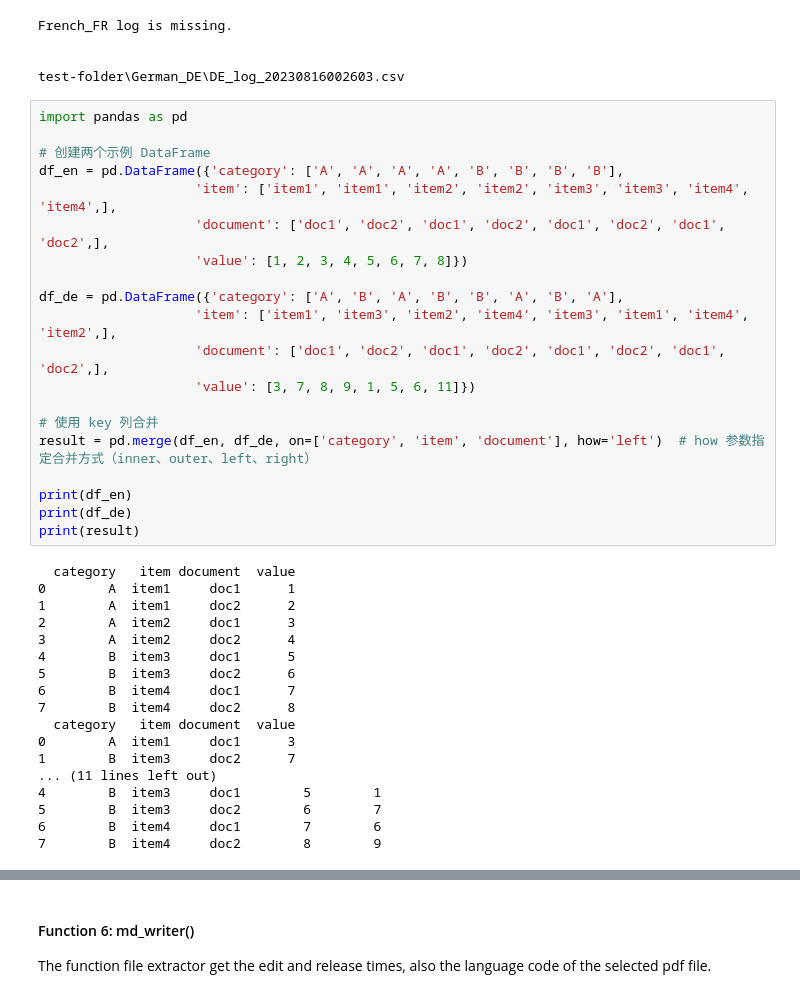
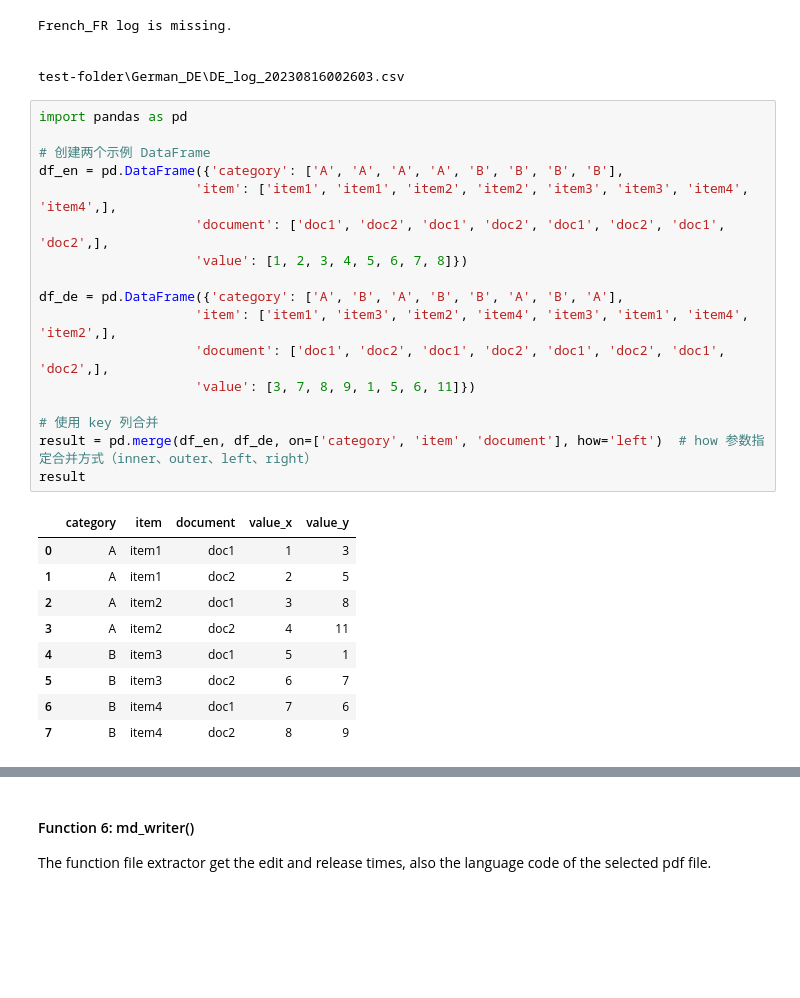
Before and after one commit to msm216/folder-master, a Jupyter notebook: demo.ipynb, the cells around one changed output, grey strips where cells are left out. Drawn from its saved outputs; the diff is of its cells as text; blank space fills up the shorter version.

Commit message:
get_dataframe()

```diff
--- a/demo.ipynb
+++ b/demo.ipynb
@@ -592,41 +592,30 @@ test-folder\German_DE\DE_log_20230816002603.csv
 # %%
 import pandas as pd
 
 # 创建两个示例 DataFrame
 df_en = pd.DataFrame({'category': ['A', 'A', 'A', 'A', 'B', 'B', 'B', 'B'],
                     'item': ['item1', 'item1', 'item2', 'item2', 'item3', 'item3', 'item4', 'item4',],
                     'document': ['doc1', 'doc2', 'doc1', 'doc2', 'doc1', 'doc2', 'doc1', 'doc2',],
                     'value': [1, 2, 3, 4, 5, 6, 7, 8]})
 
 df_de = pd.DataFrame({'category': ['A', 'B', 'A', 'B', 'B', 'A', 'B', 'A'],
                     'item': ['item1', 'item3', 'item2', 'item4', 'item3', 'item1', 'item4', 'item2',],
                     'document': ['doc1', 'doc2', 'doc1', 'doc2', 'doc1', 'doc2', 'doc1', 'doc2',],
                     'value': [3, 7, 8, 9, 1, 5, 6, 11]})
 
 # 使用 key 列合并
 result = pd.merge(df_en, df_de, on=['category', 'item', 'document'], how='left')  # how 参数指定合并方式（inner、outer、left、right）
-
-print(df_en)
-print(df_de)
-print(result)
+result
 # %% [output]
-  category   item document  value
-0        A  item1     doc1      1
-1        A  item1     doc2      2
-2        A  item2     doc1      3
-3        A  item2     doc2      4
-4        B  item3     doc1      5
-5        B  item3     doc2      6
-6        B  item4     doc1      7
-7        B  item4     doc2      8
-  category   item document  value
-0        A  item1     doc1      3
-1        B  item3     doc2      7
-... (11 lines left out)
-4        B  item3     doc1        5        1
-5        B  item3     doc2        6        7
-6        B  item4     doc1        7        6
-7        B  item4     doc2        8        9
+|  | category | item | document | value_x | value_y |
+| 0 | A | item1 | doc1 | 1 | 3 |
+| 1 | A | item1 | doc2 | 2 | 5 |
+| 2 | A | item2 | doc1 | 3 | 8 |
+| 3 | A | item2 | doc2 | 4 | 11 |
+| 4 | B | item3 | doc1 | 5 | 1 |
+| 5 | B | item3 | doc2 | 6 | 7 |
+| 6 | B | item4 | doc1 | 7 | 6 |
+| 7 | B | item4 | doc2 | 8 | 9 |
 # %%
 import pandas as pd
 
```
Also changed, not shown: parts of 2 cells of this notebook.
